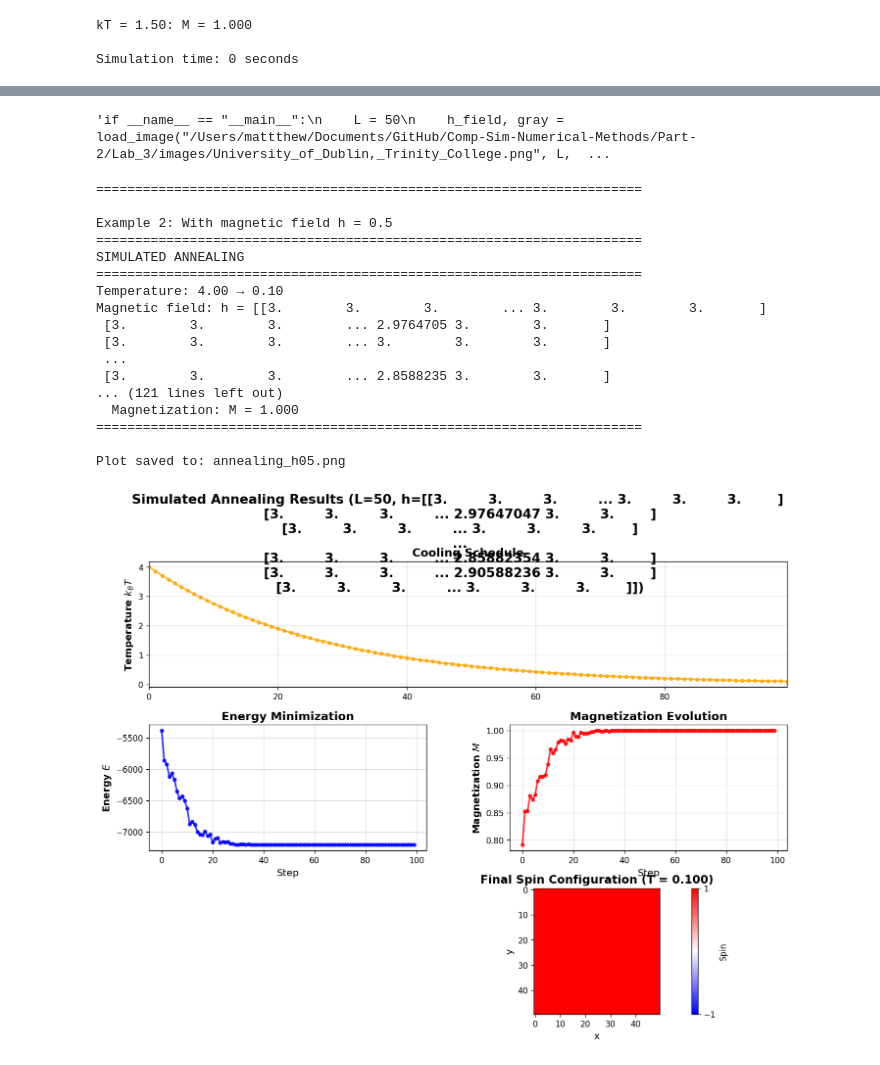
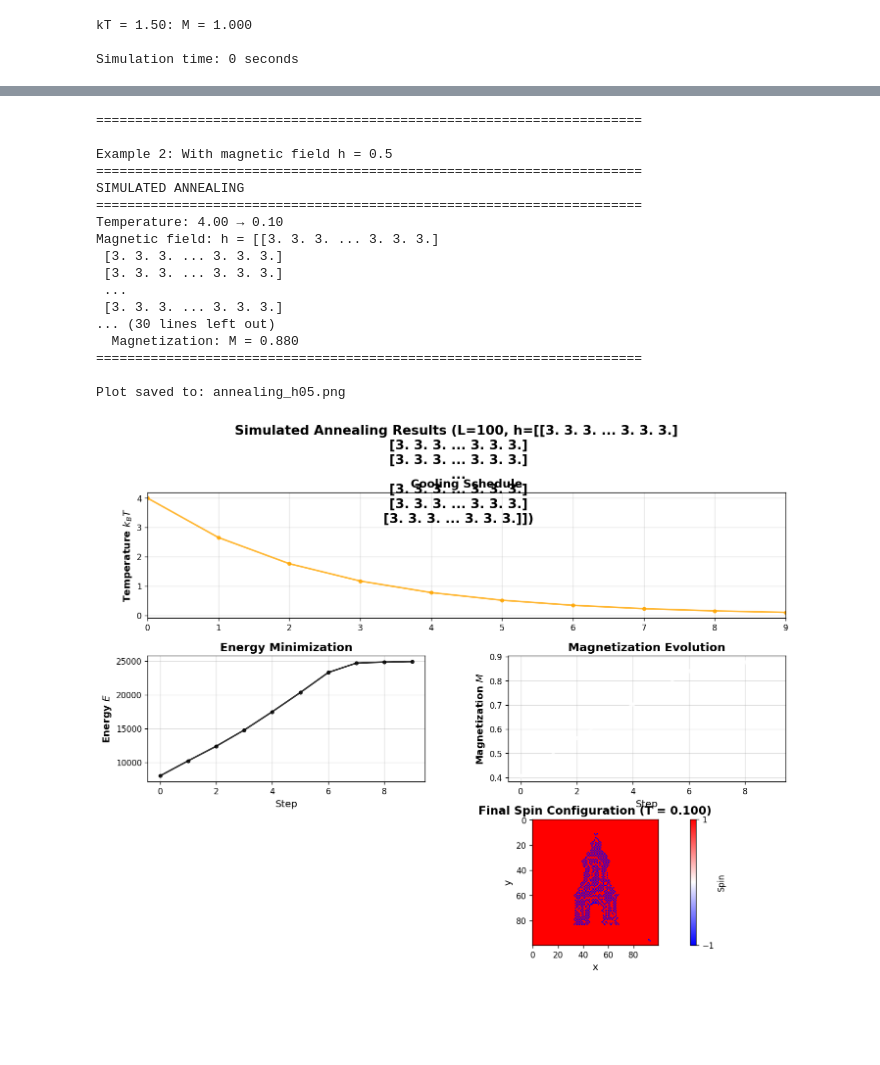
Before and after one commit to Matth3wc/Comp-Sim-Numerical-Methods, a Jupyter notebook: Part-2/Lab_3/Lab3.ipynb, the cells around one changed output, grey strips where cells are left out. Saved outputs shown, nothing was run; the diff lists cells and outputs as text; code cells hidden in the pictures; blank space fills up the shorter version.

```diff
--- a/Part-2/Lab_3/Lab3.ipynb
+++ b/Part-2/Lab_3/Lab3.ipynb
@@ -1419,7 +1419,7 @@ class IsingLattice:
             self.kT = kT
 
         L = self.L
-        num_swaps = 1000 * L * L
+        num_swaps = 10 * L * L
 
         # Pre-generate all random numbers (faster)
         positions = np.random.randint(0, L, size=(num_swaps, 2))
@@ -1674,29 +1647,3 @@ if __name__ == "__main__":
-# %%
-'''if __name__ == "__main__":
-    L = 50
-    h_field, gray = load_image("/Users/mattthew/Documents/GitHub/Comp-Sim-Numerical-Methods/Part-2/Lab_3/images/University_of_Dublin,_Trinity_College.png", L, h0=3.0)
-
-    lattice = IsingLattice(L, J=0.6, kT=1.8, h=h_field, initial_state='random')
-
-    # Run dynamics
-    lattice.metropolis()
-
-    # Display comparison
-    fig, ax = plt.subplots(1, 2, figsize=(10, 5))
-    ax[0].imshow(gray, cmap="gray")
-    ax[0].set_title("Original grayscale")
-    ax[0].axis("off")
-
-    ax[1].imshow(lattice._spin_array, cmap="gray", vmin=-1, vmax=1)
-    ax[1].set_title("Ising steady state")
-    ax[1].axis("off")
-
-    plt.tight_layout()
-    plt.savefig("/Users/mattthew/Documents/GitHub/Comp-Sim-Numerical-Methods/Part-2/Lab_3/images/Campanile2Ising.jpg.webp")
-    plt.show()
-'''
-# %% [output]
-'if __name__ == "__main__":\n    L = 50\n    h_field, gray = load_image("/Users/mattthew/Documents/GitHub/Comp-Sim-Numerical-Methods/Part-2/Lab_3/images/University_of_Dublin,_Trinity_College.png", L,  ...
 # %%
 def simulated_annealing(L, T_start=4.0, T_end=0.1, cooling_steps=100,
                        sweeps_per_temp=100, h=0.0, J=1.0,
@@ -1829,7 +1776,7 @@ def plot_annealing_results(temps, energies, mags, lattice, save_path=None):
 
     # Plot 2: Energy evolution
     ax2 = fig.add_subplot(gs[1, 0])
-    ax2.plot(energies, 'o-', color='blue', linewidth=2, markersize=4, alpha=0.8)
+    ax2.plot(energies, 'o-', color='black', linewidth=2, markersize=4, alpha=0.8)
     ax2.set_ylabel('Energy $E$', fontsize=12, fontweight='bold')
     ax2.set_xlabel('Step', fontsize=12)
     ax2.set_title('Energy Minimization', fontsize=14, fontweight='bold')
@@ -1837,7 +1784,7 @@ def plot_annealing_results(temps, energies, mags, lattice, save_path=None):
 
     # Plot 3: Magnetization evolution
     ax3 = fig.add_subplot(gs[1, 1])
-    ax3.plot(mags, 'o-', color='red', linewidth=2, markersize=4, alpha=0.8)
+    ax3.plot(mags, 'o-', color='white', linewidth=2, markersize=4, alpha=0.8)
     ax3.set_ylabel('Magnetization $M$', fontsize=12, fontweight='bold')
     ax3.set_xlabel('Step', fontsize=12)
     ax3.set_title('Magnetization Evolution', fontsize=14, fontweight='bold')
@@ -1865,38 +1812,38 @@ def plot_annealing_results(temps, energies, mags, lattice, save_path=None):
 # %%
 # Example 2: With magnetic field (spins align with field)
 print("\n" + "="*70 + "\n")
 print("Example 2: With magnetic field h = 0.5")
-h_field, gray = load_image("/Users/mattthew/Documents/GitHub/Comp-Sim-Numerical-Methods/Part-2/Lab_3/images/Campanile2.jpg.webp", L=50, h0=3.0)
+h_field, gray = load_image("/Users/mattthew/Documents/GitHub/Comp-Sim-Numerical-Methods/Part-2/Lab_3/images/Campanile2.jpg.webp", L=100, h0=3.0)
 lattice2, temps2, energies2, mags2 = simulated_annealing(
-    L=50,
+    L=100,
     T_start=4.0,
     T_end=0.1,
-    cooling_steps=100,
-    sweeps_per_temp=100,
+    cooling_steps=10,
+    sweeps_per_temp=10,
     h=h_field,  # Positive field favors spin-up
-    J=0.6,
+    J=-0.6,
     initial_state='random',
     cooling='exponential'
 )
 
 plot_annealing_results(temps2, energies2, mags2, lattice2,
                       save_path='annealing_h05.png')
 # %% [output]
 ======================================================================
 
 Example 2: With magnetic field h = 0.5
 ======================================================================
 SIMULATED ANNEALING
 ======================================================================
 Temperature: 4.00 → 0.10
-Magnetic field: h = [[3.        3.        3.        ... 3.        3.        3.       ]
- [3.        3.        3.        ... 2.9764705 3.        3.       ]
- [3.        3.        3.        ... 3.        3.        3.       ]
+Magnetic field: h = [[3. 3. 3. ... 3. 3. 3.]
+ [3. 3. 3. ... 3. 3. 3.]
+ [3. 3. 3. ... 3. 3. 3.]
  ...
- [3.        3.        3.        ... 2.8588235 3.        3.       ]
-... (121 lines left out)
-  Magnetization: M = 1.000
+ [3. 3. 3. ... 3. 3. 3.]
+... (30 lines left out)
+  Magnetization: M = 0.880
 ======================================================================
 
 Plot saved to: annealing_h05.png
-[figure, old version]
+[figure, new version]
```
Also changed, not shown: parts of 4 cells of this notebook, 2 other files.
